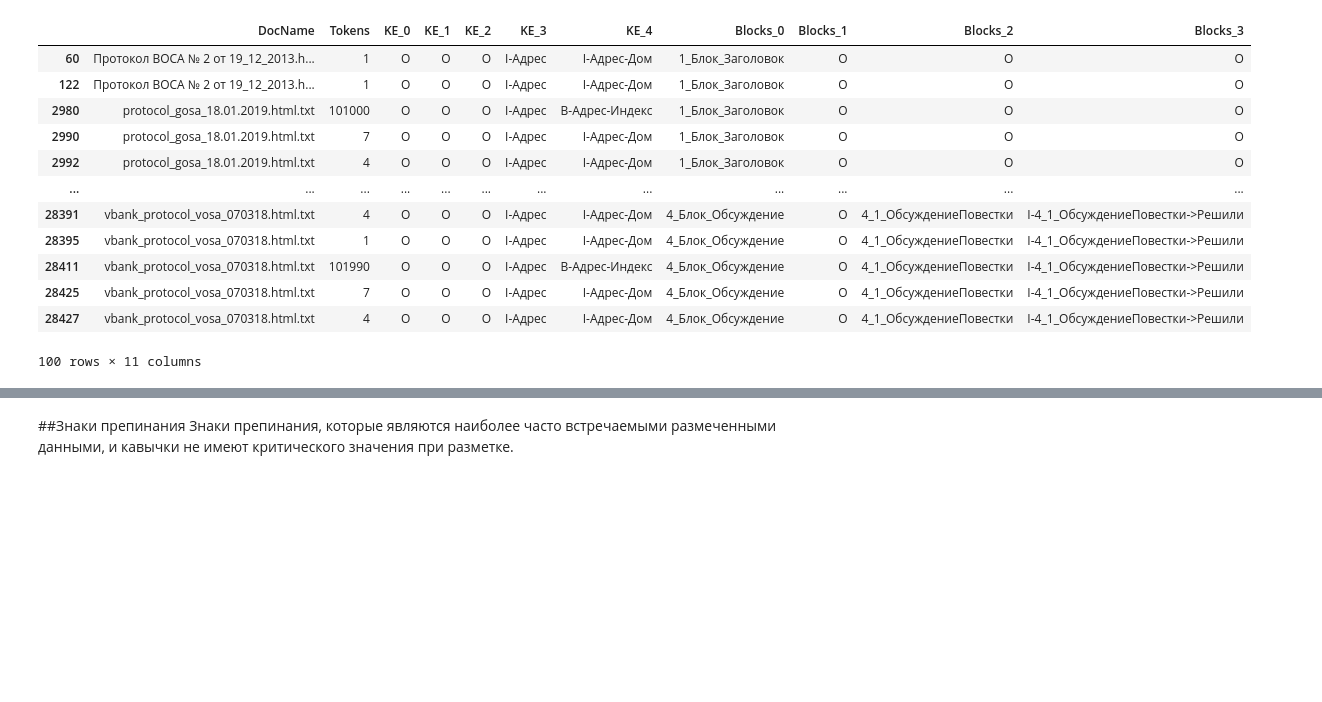
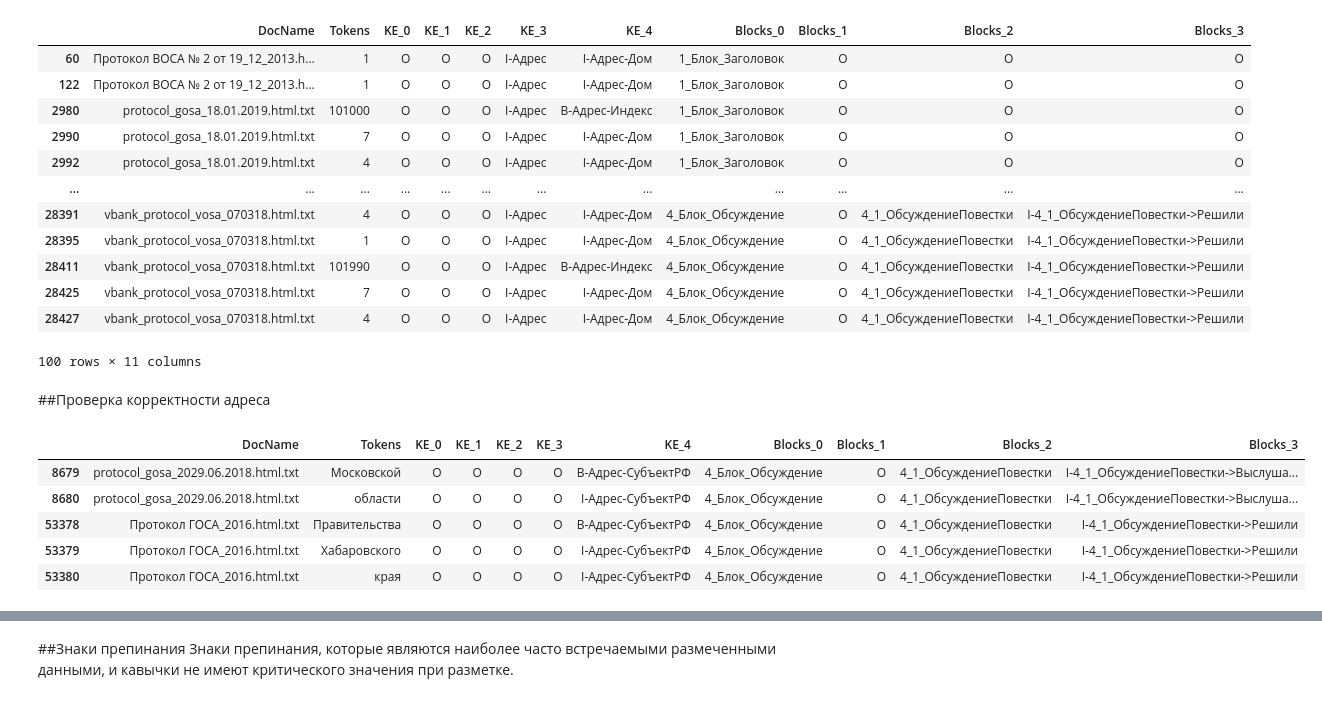
Before and after one commit to DDubrovina/3_Task, a Jupyter notebook: 3_Task.ipynb, the cells around one changed output, grey strips where cells are left out. Saved outputs shown, nothing was run; the diff lists cells and outputs as text; code cells hidden in the pictures; blank space fills up the shorter version.

```diff
--- a/3_Task.ipynb
+++ b/3_Task.ipynb
@@ -346,3 +346,14 @@ df[(df['Tokens'].str.isdigit()) & (~(df.KE_3.str.contains('Цифры')) & ~(df.
 | 28425 | vbank_protocol_vosa_070318.html.txt | 7 | O | O | O | I-Адрес | I-Адрес-Дом | 4_Блок_Обсуждение | O | 4_1_ОбсуждениеПовестки | I-4_1_ОбсуждениеПовестки->Решили |
 | 28427 | vbank_protocol_vosa_070318.html.txt | 4 | O | O | O | I-Адрес | I-Адрес-Дом | 4_Блок_Обсуждение | O | 4_1_ОбсуждениеПовестки | I-4_1_ОбсуждениеПовестки->Решили |
 100 rows × 11 columns
+# %% [markdown]
+##Проверка корректности адреса
+# %%
+df[(~(df.KE_3.str.contains('Адрес')) & (df.KE_4.str.contains('Адрес')))]
+# %% [output]
+|  | DocName | Tokens | KE_0 | KE_1 | KE_2 | KE_3 | KE_4 | Blocks_0 | Blocks_1 | Blocks_2 | Blocks_3 |
+| 8679 | protocol_gosa_2029.06.2018.html.txt | Московской | O | O | O | O | B-Адрес-СубъектРФ | 4_Блок_Обсуждение | O | 4_1_ОбсуждениеПовестки | I-4_1_ОбсуждениеПовестки->Выслуша... |
+| 8680 | protocol_gosa_2029.06.2018.html.txt | области | O | O | O | O | I-Адрес-СубъектРФ | 4_Блок_Обсуждение | O | 4_1_ОбсуждениеПовестки | I-4_1_ОбсуждениеПовестки->Выслуша... |
+| 53378 | Протокол ГОСА_2016.html.txt | Правительства | O | O | O | O | B-Адрес-СубъектРФ | 4_Блок_Обсуждение | O | 4_1_ОбсуждениеПовестки | I-4_1_ОбсуждениеПовестки->Решили |
+| 53379 | Протокол ГОСА_2016.html.txt | Хабаровского | O | O | O | O | I-Адрес-СубъектРФ | 4_Блок_Обсуждение | O | 4_1_ОбсуждениеПовестки | I-4_1_ОбсуждениеПовестки->Решили |
+| 53380 | Протокол ГОСА_2016.html.txt | края | O | O | O | O | I-Адрес-СубъектРФ | 4_Блок_Обсуждение | O | 4_1_ОбсуждениеПовестки | I-4_1_ОбсуждениеПовестки->Решили |
```
Also changed, not shown: parts of 9 cells of this notebook.
